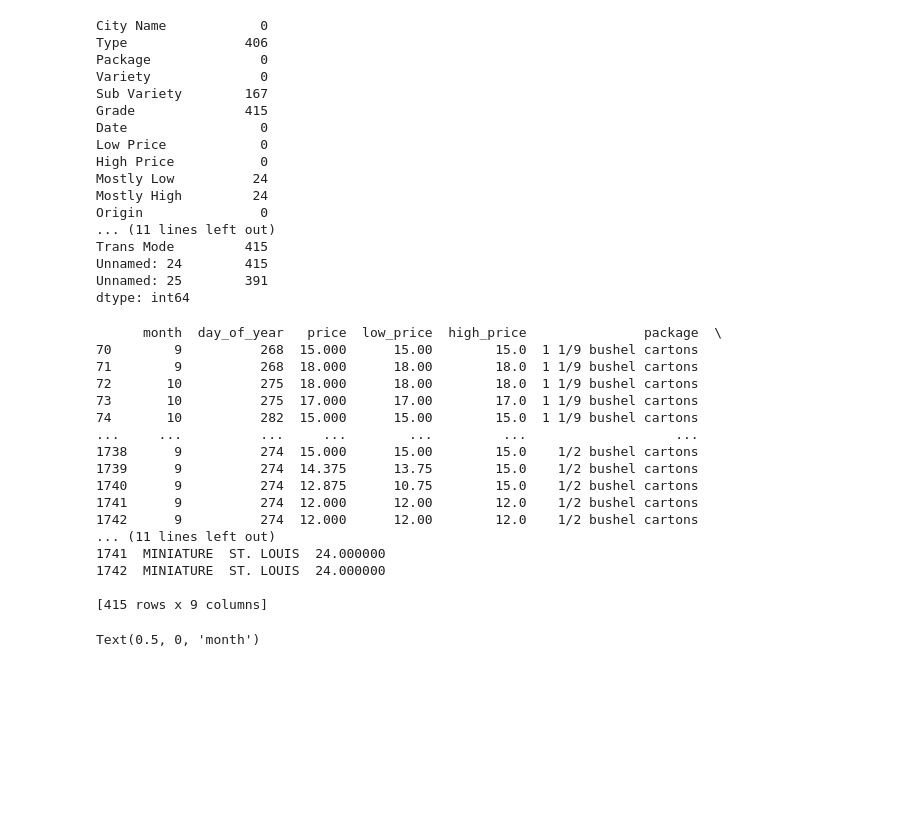
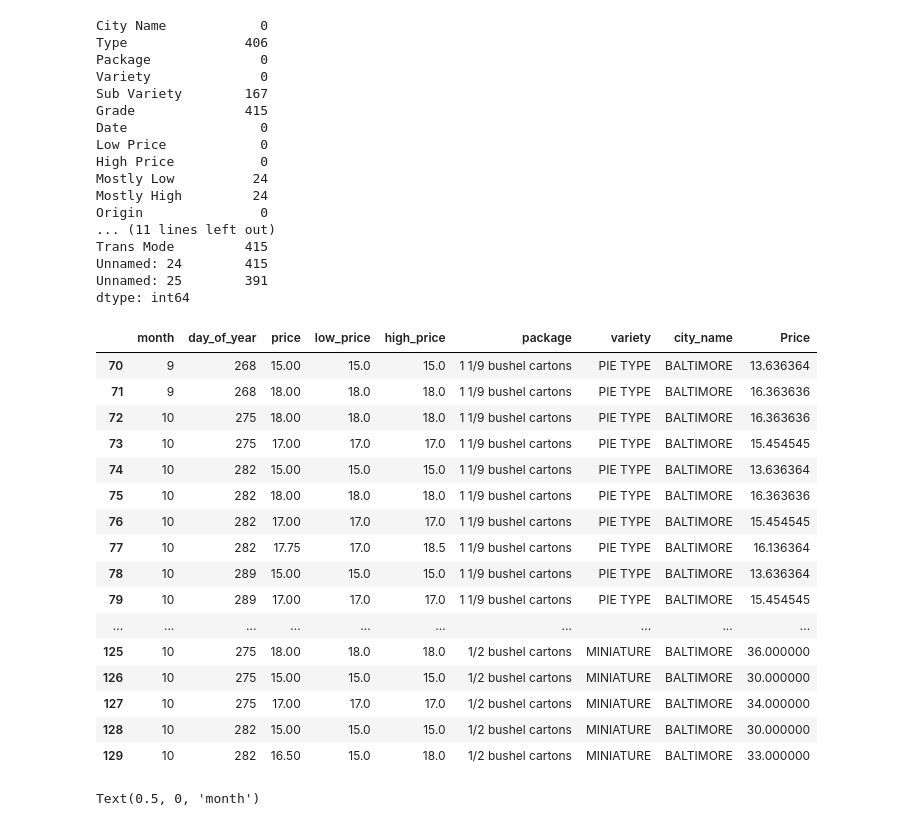
Before and after one commit to Dave-019/machine-learning-journey, a Jupyter notebook: regression/linear regression/reg.ipynb, the cells around one changed output. Saved outputs shown, nothing was run; the diff lists cells and outputs as text; code cells hidden in the pictures; blank space fills up the shorter version.

```diff
--- a/regression/reg.ipynb
+++ b/regression/linear regression/reg.ipynb
@@ -38,50 +38,50 @@ dtype: int64
 # %%
 # Select relevant columns
 new_col = ['Package', 'Variety', 'City Name', 'Low Price', 'High Price', 'Date']
 df = df.loc[:, new_col]
 
 # Calculate price
 price = (df['Low Price'] + df['High Price']) / 2
 
 # Extract month and day of year
 month = pd.to_datetime(df['Date']).dt.month
 day_of_year = pd.to_datetime(df['Date']).dt.dayofyear
 
 # Create new DataFrame
 N_df = pd.DataFrame(
     {
         'month': month,
         'day_of_year': day_of_year,
         'price': price,
         'low_price': df['Low Price'],
         'high_price': df['High Price'],
         'package': df['Package'],
         'variety': df['Variety'],
         'city_name': df['City Name']
     }
 )
 N_df.loc[df['Package'].str.contains('1 1/9'), 'Price'] = price / 1.1
 N_df.loc[df['Package'].str.contains('1/2'), 'Price'] = price * 2
 
-print(N_df)
+N_df.head(30)
 # %% [output]
-      month  day_of_year   price  low_price  high_price               package  \
-70        9          268  15.000      15.00        15.0  1 1/9 bushel cartons
-71        9          268  18.000      18.00        18.0  1 1/9 bushel cartons
-72       10          275  18.000      18.00        18.0  1 1/9 bushel cartons
-73       10          275  17.000      17.00        17.0  1 1/9 bushel cartons
-74       10          282  15.000      15.00        15.0  1 1/9 bushel cartons
-...     ...          ...     ...        ...         ...                   ...
-1738      9          274  15.000      15.00        15.0    1/2 bushel cartons
-1739      9          274  14.375      13.75        15.0    1/2 bushel cartons
-1740      9          274  12.875      10.75        15.0    1/2 bushel cartons
-1741      9          274  12.000      12.00        12.0    1/2 bushel cartons
-1742      9          274  12.000      12.00        12.0    1/2 bushel cartons
-... (11 lines left out)
-1741  MINIATURE  ST. LOUIS  24.000000
-1742  MINIATURE  ST. LOUIS  24.000000
-
-[415 rows x 9 columns]
+|  | month | day_of_year | price | low_price | high_price | package | variety | city_name | Price |
+| 70 | 9 | 268 | 15.00 | 15.0 | 15.0 | 1 1/9 bushel cartons | PIE TYPE | BALTIMORE | 13.636364 |
+| 71 | 9 | 268 | 18.00 | 18.0 | 18.0 | 1 1/9 bushel cartons | PIE TYPE | BALTIMORE | 16.363636 |
+| 72 | 10 | 275 | 18.00 | 18.0 | 18.0 | 1 1/9 bushel cartons | PIE TYPE | BALTIMORE | 16.363636 |
+| 73 | 10 | 275 | 17.00 | 17.0 | 17.0 | 1 1/9 bushel cartons | PIE TYPE | BALTIMORE | 15.454545 |
+| 74 | 10 | 282 | 15.00 | 15.0 | 15.0 | 1 1/9 bushel cartons | PIE TYPE | BALTIMORE | 13.636364 |
+| 75 | 10 | 282 | 18.00 | 18.0 | 18.0 | 1 1/9 bushel cartons | PIE TYPE | BALTIMORE | 16.363636 |
+| 76 | 10 | 282 | 17.00 | 17.0 | 17.0 | 1 1/9 bushel cartons | PIE TYPE | BALTIMORE | 15.454545 |
+| 77 | 10 | 282 | 17.75 | 17.0 | 18.5 | 1 1/9 bushel cartons | PIE TYPE | BALTIMORE | 16.136364 |
+| 78 | 10 | 289 | 15.00 | 15.0 | 15.0 | 1 1/9 bushel cartons | PIE TYPE | BALTIMORE | 13.636364 |
+| 79 | 10 | 289 | 17.00 | 17.0 | 17.0 | 1 1/9 bushel cartons | PIE TYPE | BALTIMORE | 15.454545 |
+| ... | ... | ... | ... | ... | ... | ... | ... | ... | ... |
+| 125 | 10 | 275 | 18.00 | 18.0 | 18.0 | 1/2 bushel cartons | MINIATURE | BALTIMORE | 36.000000 |
+| 126 | 10 | 275 | 15.00 | 15.0 | 15.0 | 1/2 bushel cartons | MINIATURE | BALTIMORE | 30.000000 |
+| 127 | 10 | 275 | 17.00 | 17.0 | 17.0 | 1/2 bushel cartons | MINIATURE | BALTIMORE | 34.000000 |
+| 128 | 10 | 282 | 15.00 | 15.0 | 15.0 | 1/2 bushel cartons | MINIATURE | BALTIMORE | 30.000000 |
+| 129 | 10 | 282 | 16.50 | 15.0 | 18.0 | 1/2 bushel cartons | MINIATURE | BALTIMORE | 33.000000 |
 # %%
 
 plt.scatter(N_df['month'], N_df['price'])
```
Also changed, not shown: 7 other files.
